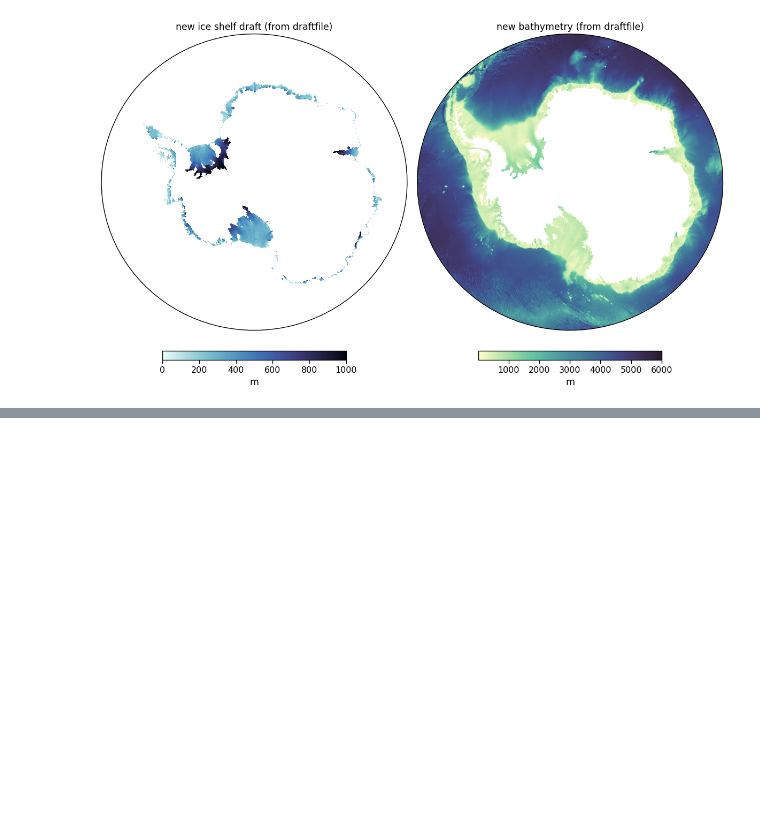
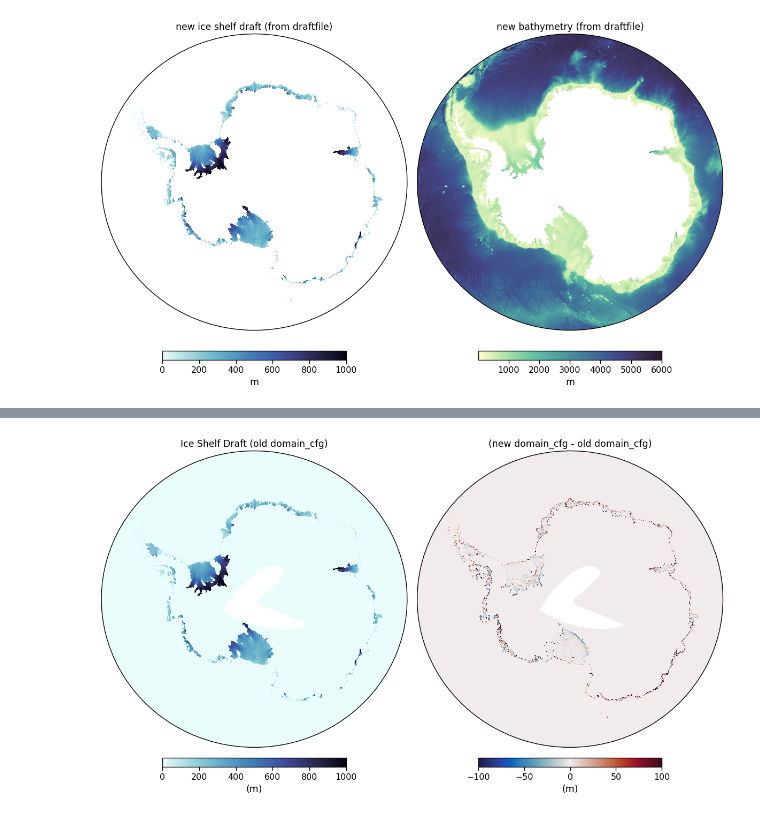
Before and after one commit to nicolasdettling/CANOBI_coupling, a Jupyter notebook: notebooks/vis_initial_files.ipynb, the cells around one changed output, grey strips where cells are left out. Cells and saved outputs as stored; diff of their text form; code cells hidden in the pictures; blank space fills up the shorter version.

```diff
--- a/notebooks/vis_initial_files.ipynb
+++ b/notebooks/vis_initial_files.ipynb
@@ -216,0 +218,22 @@ if write_plots:
+# %%
+fig, axes = plt.subplots(1,2, subplot_kw={'projection': ccrs.SouthPolarStereo()}, figsize=(12, 10), layout='tight')
+
+for ax in axes:
+    ax.set_extent([160, -150, -90, -60], ccrs.PlateCarree())
+    #ax.coastlines()
+    ax.set_boundary(map_circle, transform=ax.transAxes)
+
+a = axes[0].pcolormesh(dom.nav_lon, dom.nav_lat, dom_newisf.isf_draft.squeeze(), vmin=0, vmax=1000, transform=ccrs.PlateCarree(), cmap=co.cm.ice_r)
+axes[0].set_title('Ice Shelf Draft (old domain_cfg)')
+
+c = axes[1].pcolormesh(dom.nav_lon, dom.nav_lat, (dom_newisf.isf_draft-dom.isf_draft).squeeze(), vmin=-100, vmax=100, transform=ccrs.PlateCarree(), cmap=co.cm.balance)
+axes[1].set_title('(new domain_cfg - old domain_cfg)')
+
+cbar_a = fig.colorbar(a, ax=axes[0], orientation='horizontal', pad=0.02, shrink=.6)
+cbar_a.set_label('(m)')
+
+
+cbar_c = fig.colorbar(c, ax=axes[1], orientation='horizontal', pad=0.02, shrink=.6)
+cbar_c.set_label('(m)');
+# %% [output]
+[figure, added]
```
Also changed, not shown: parts of 7 cells of this notebook, 6 other files.
